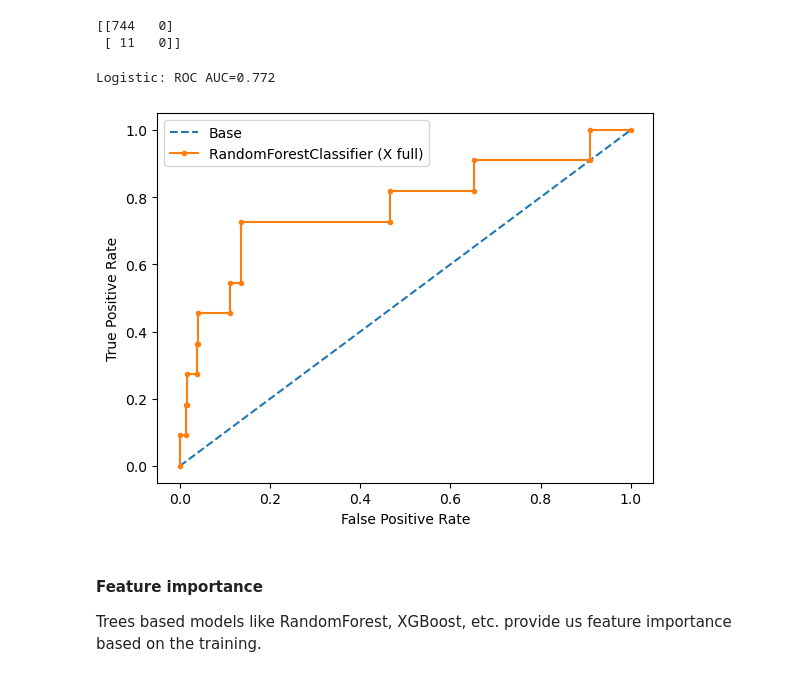
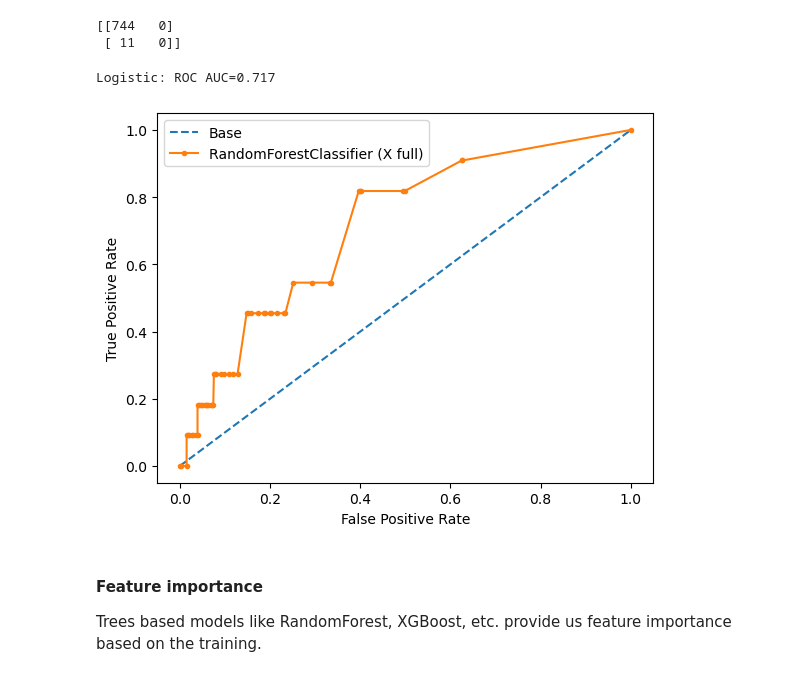
Before and after one commit to kalemaria/customer_lead_generator, a Jupyter notebook: customer_lead_generator_modelling.ipynb, the cells around one changed output. Drawn from its saved outputs; the diff is of its cells as text; code cells hidden in the pictures.

```diff
--- a/customer_lead_generator_modelling.ipynb
+++ b/customer_lead_generator_modelling.ipynb
@@ -366,7 +358,7 @@ rfc = RandomForestClassifier(class_weight="balanced", # does not work (nothing p
 # Tree-based models do not require scaling
 pipeline_rfc = Pipeline([
     ("knn_imputer", KNNImputer(n_neighbors=5).set_output(transform="pandas")),
-    # TODO try to add scaling
+    ("scaler", StandardScaler().set_output(transform="pandas")),
     #("smote", SMOTE(random_state=42)), # does not work (error)
     ("classifier", rfc)
 ])
@@ -399,11 +391,11 @@ print(confusion_matrix(y_test, pred_rfc, labels=[0, 1]))
 [[744   0]
  [ 11   0]]
 # %%
-proba_preds_rfc = pipeline_logreg.predict_proba(X_test)[:, 1]
+proba_preds_rfc = pipeline_rfc.predict_proba(X_test)[:, 1]
 plot_roc(y_test, proba_preds_rfc, model_name=model_name)
 # %% [output]
-Logistic: ROC AUC=0.772
+Logistic: ROC AUC=0.717
-[figure, old version]
+[figure, new version]
 # %% [markdown]
 #### Feature importance
 
```
Also changed, not shown: parts of 34 cells of this notebook.
